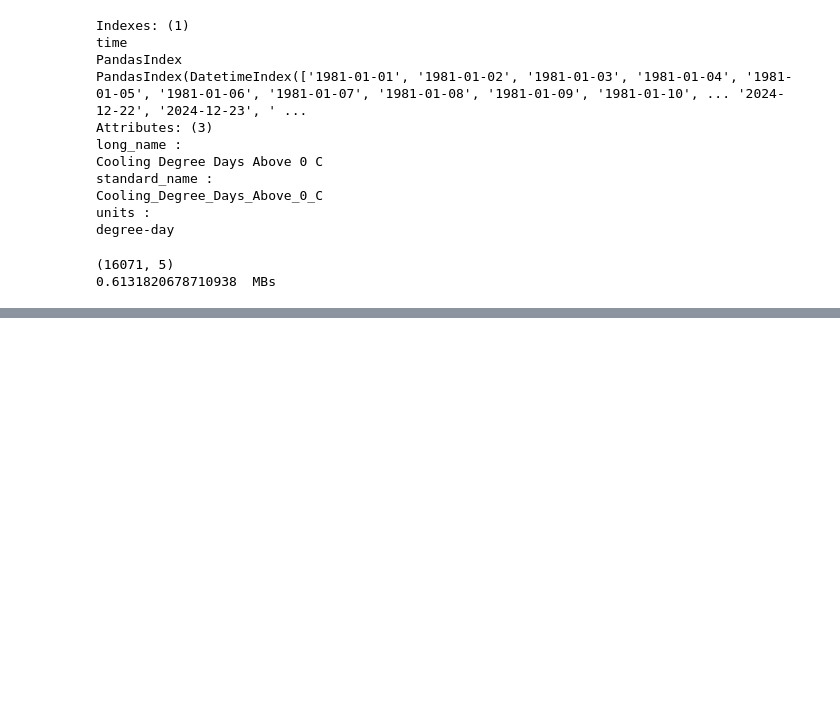
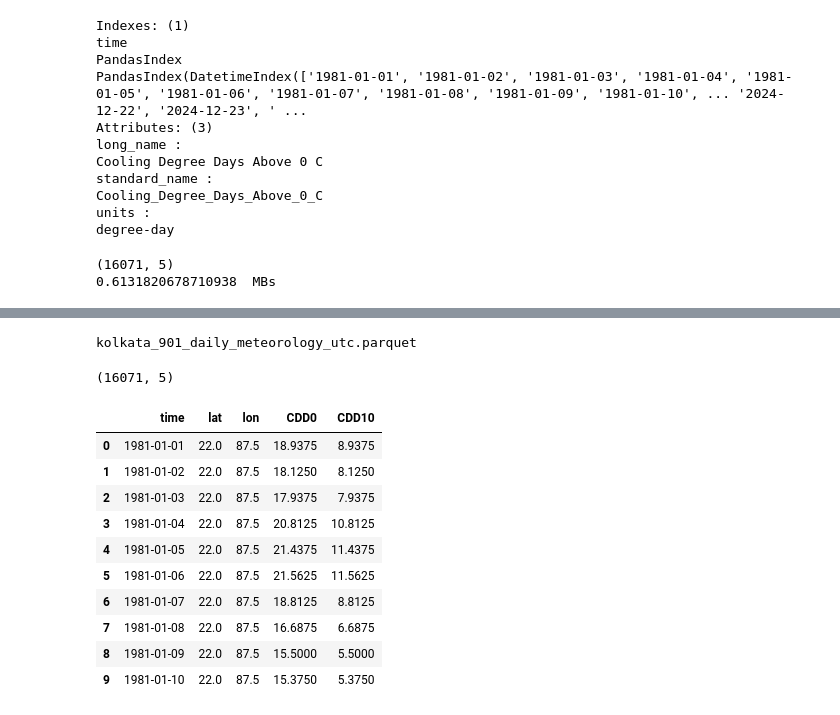
Before and after one commit to sumaniitm/nasa-power-data-exploration, a Jupyter notebook: feature_exploration.ipynb, the cells around one changed output, grey strips where cells are left out. Saved outputs shown, nothing was run; the diff lists cells and outputs as text; code cells hidden in the pictures; blank space fills up the shorter version.

Commit message:
adding mechanisms to save in local parquet and then upload the local parquet to s3

```diff
--- a/feature_exploration.ipynb
+++ b/feature_exploration.ipynb
@@ -123,0 +124,30 @@ FileNotFoundError: [Errno 2] Failed to open local file '/Users/sumangangopadhyay
+# %%
+bucket_contents = s3_client.list_objects_v2(Bucket='nasa-power-combined-data')
+list_of_objs_in_bucket = bucket_contents['Contents']
+for i in range(len(list_of_objs_in_bucket)):
+    print(list_of_objs_in_bucket[i]['Key'])
+# %% [output]
+kolkata_901_daily_meteorology_utc.parquet
+# %%
+download_path_local = '/Users/sumangangopadhyay/nasa-power-data-exploration/files_for_s3_upload/kolkata_901_daily_meteorology_utc_v2.parquet'
+s3_client.download_file('nasa-power-combined-data', 'kolkata_901_daily_meteorology_utc.parquet', download_path_local)
+# %%
+df = pd.read_parquet(download_path_local)
+# %%
+df.shape
+# %% [output]
+(16071, 5)
+# %%
+df.head(10)
+# %% [output]
+|  | time | lat | lon | CDD0 | CDD10 |
+| 0 | 1981-01-01 | 22.0 | 87.5 | 18.9375 | 8.9375 |
+| 1 | 1981-01-02 | 22.0 | 87.5 | 18.1250 | 8.1250 |
+| 2 | 1981-01-03 | 22.0 | 87.5 | 17.9375 | 7.9375 |
+| 3 | 1981-01-04 | 22.0 | 87.5 | 20.8125 | 10.8125 |
+| 4 | 1981-01-05 | 22.0 | 87.5 | 21.4375 | 11.4375 |
+| 5 | 1981-01-06 | 22.0 | 87.5 | 21.5625 | 11.5625 |
+| 6 | 1981-01-07 | 22.0 | 87.5 | 18.8125 | 8.8125 |
+| 7 | 1981-01-08 | 22.0 | 87.5 | 16.6875 | 6.6875 |
+| 8 | 1981-01-09 | 22.0 | 87.5 | 15.5000 | 5.5000 |
+| 9 | 1981-01-10 | 22.0 | 87.5 | 15.3750 | 5.3750 |
```
Also changed, not shown: parts of 2 cells of this notebook.
